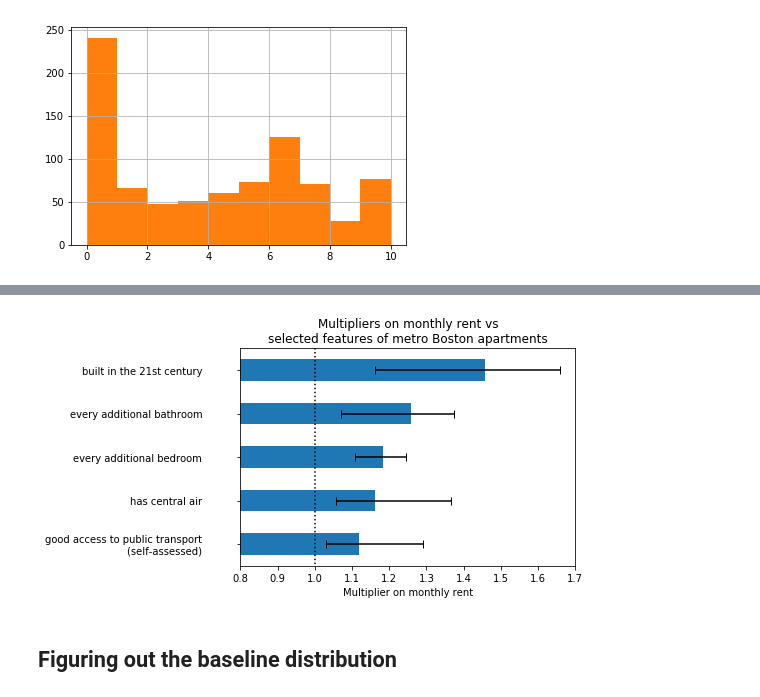
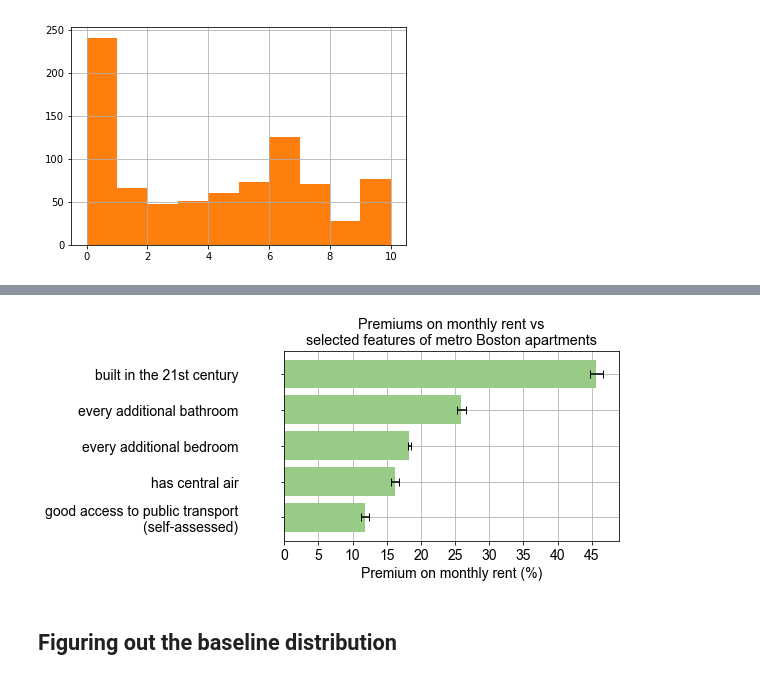
Before and after one commit to weizhongg/Boston-rental-prices-CS-506-project, a Jupyter notebook: Wei Zhong.ipynb, the cells around one changed output, grey strips where cells are left out. Drawn from its saved outputs; the diff is of its cells as text; code cells hidden in the pictures.

```diff
--- a/Wei Zhong.ipynb
+++ b/Wei Zhong.ipynb
@@ -2,9 +2,12 @@
 import numpy as np
 import pandas as pd
 import matplotlib.pyplot as plt
+import scipy.stats as ss
 import seaborn as sns
 from statsmodels.formula.api import ols, glm
 import statsmodels.api as sm
+plt.rcParams["font.family"] = "Arial"
+plt.rcParams['font.size'] = 12
 # %%
 c = pd.read_csv(r"household.csv", quotechar="'", na_values=['N', 'M'], header=0, prefix='c')
 # %%
@@ -206,4 +276,5 @@ for i in range(10000):
 # %%
-mod = glm("RENT ~ BEDROOMS + intbaths + hascentralair + hasgoodtransport + builtin2000s", data=d, family=sm.families.Poisson(),
-           freq_weights=d.WEIGHT)
-res = mod.fit()
+mod3 = glm("RENT ~ BEDROOMS + intbaths + hascentralair + hasgoodtransport + builtin2000s", data=d, family=sm.families.Poisson(),
+           freq_weights=d.WEIGHT/sum(d.WEIGHT)*840)
+res3 = mod3.fit()
+res3.summary()
@@ -210,7 +298,6 @@ res = mod.fit()
 # %%
-quantiles = params.quantile([0.025, 0.975], axis=1).apply(np.exp).transpose()[1:]
-mean_with_quantiles = pd.concat([pd.DataFrame(res.params.apply(np.exp), columns=['mean']),
-           params.quantile([0.025, 0.975], axis=1).apply(np.exp).transpose()], axis=1)[1:]
+quantiles = res3.conf_int().apply(np.exp).rename(columns={0: 0.025, 1: 0.975})[1:]
+mean_with_quantiles = pd.concat([pd.DataFrame(res.params.apply(np.exp)[1:], columns=['mean']), quantiles], axis=1)
 
 mean_with_quantiles = mean_with_quantiles.rename(
                     index={'hascentralair[T.True]': 'has central air          ',
@@ -226,17 +322,23 @@ bath_bump = res.params.apply(np.exp)['intbaths'] - 1
 ac_bump = res.params.apply(np.exp)['hascentralair[T.True]'] - 1
 new_bump = res.params.apply(np.exp)['builtin2000s[T.True]'] - 1
 # %%
-ax = mean_with_quantiles['mean'].plot.barh(xerr=[mean_with_quantiles[['lowerror', 'higherror']].values.T], capsize=4)
-ax.vlines(1,-.5,5,linestyles='dotted')
-plt.xlim([.8,1.7])
-plt.title('Multipliers on monthly rent vs\nselected features of metro Boston apartments')
-plt.xlabel('Multiplier on monthly rent')
+import matplotlib.ticker as plticker
+
+plt.rc('ytick', labelsize=14)
+plt.rc('xtick', labelsize=14)
+plt.rc('axes', labelsize=14)
+plt.figure(figsize=(6,3.5))
+ax = ((mean_with_quantiles['mean'] - 1)*100).plot.barh(xerr=[(100*mean_with_quantiles[['lowerror', 'higherror']]).values.T], capsize=4, width=0.8, color='#98cc86')
+ax.set_axisbelow(True)
+ax.xaxis.set_major_locator(plticker.MultipleLocator(base=5))
+ax.grid()
+plt.title('Premiums on monthly rent vs\nselected features of metro Boston apartments')
+plt.xlabel('Premium on monthly rent (%)')
 ax.invert_yaxis()
-plt.savefig('Multipliers on monthly rent.svg', bbox_inches='tight')
-plt.savefig('Multipliers on monthly rent.png', bbox_inches='tight')
+plt.savefig('Multipliers on monthly rent.png', bbox_inches='tight', dpi=600)
 plt.show()
 # %% [output]
-[figure, old version]
+[figure, new version]
 # %% [markdown]
 ## Figuring out the baseline distribution
 # %%
```
Also changed, not shown: parts of 16 cells of this notebook.
